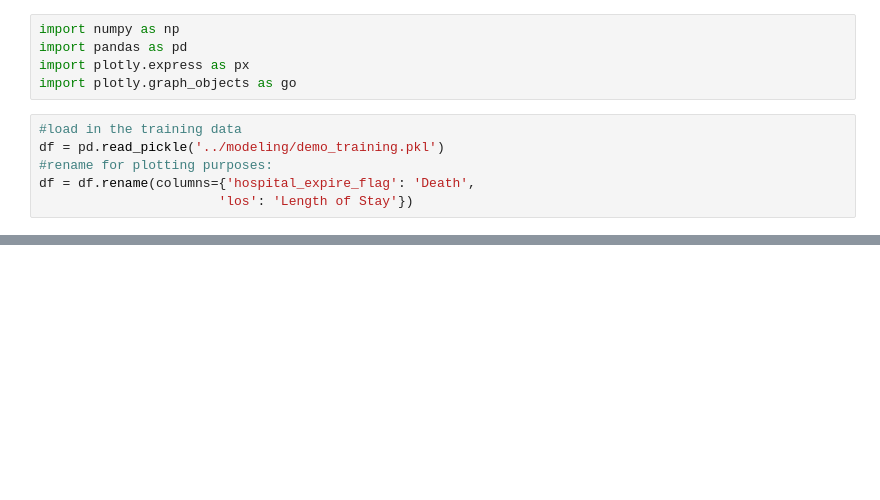
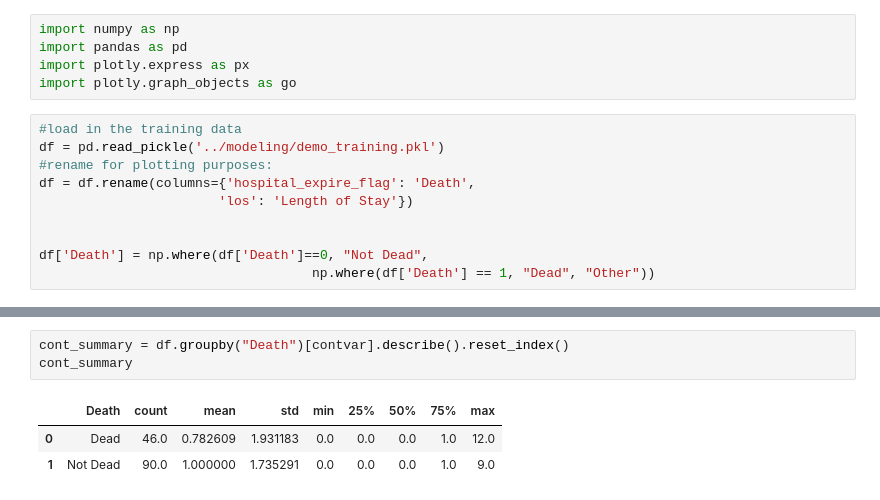
Before and after one commit to delashu/BIOS823_Project, a Jupyter notebook: scripts/dashboard/dashboard_sandbox.ipynb, the cells around one changed output, grey strips where cells are left out. Saved outputs shown, nothing was run; the diff lists cells and outputs as text; blank space fills up the shorter version.

```diff
--- a/scripts/dashboard/dashboard_sandbox.ipynb
+++ b/scripts/dashboard/dashboard_sandbox.ipynb
@@ -9,3 +9,7 @@ df = pd.read_pickle('../modeling/demo_training.pkl')
 #rename for plotting purposes:
 df = df.rename(columns={'hospital_expire_flag': 'Death',
                        'los': 'Length of Stay'})
+
+
+df['Death'] = np.where(df['Death']==0, "Not Dead",
+                                   np.where(df['Death'] == 1, "Dead", "Other"))
@@ -33 +34,8 @@ fig_cont.show()
+# %%
+cont_summary = df.groupby("Death")[contvar].describe().reset_index()
+cont_summary
+# %% [output]
+|  | Death | count | mean | std | min | 25% | 50% | 75% | max |
+| 0 | Dead | 46.0 | 0.782609 | 1.931183 | 0.0 | 0.0 | 0.0 | 1.0 | 12.0 |
+| 1 | Not Dead | 90.0 | 1.000000 | 1.735291 | 0.0 | 0.0 | 0.0 | 1.0 | 9.0 |
 # %%
```
Also changed, not shown: parts of 5 cells of this notebook.
